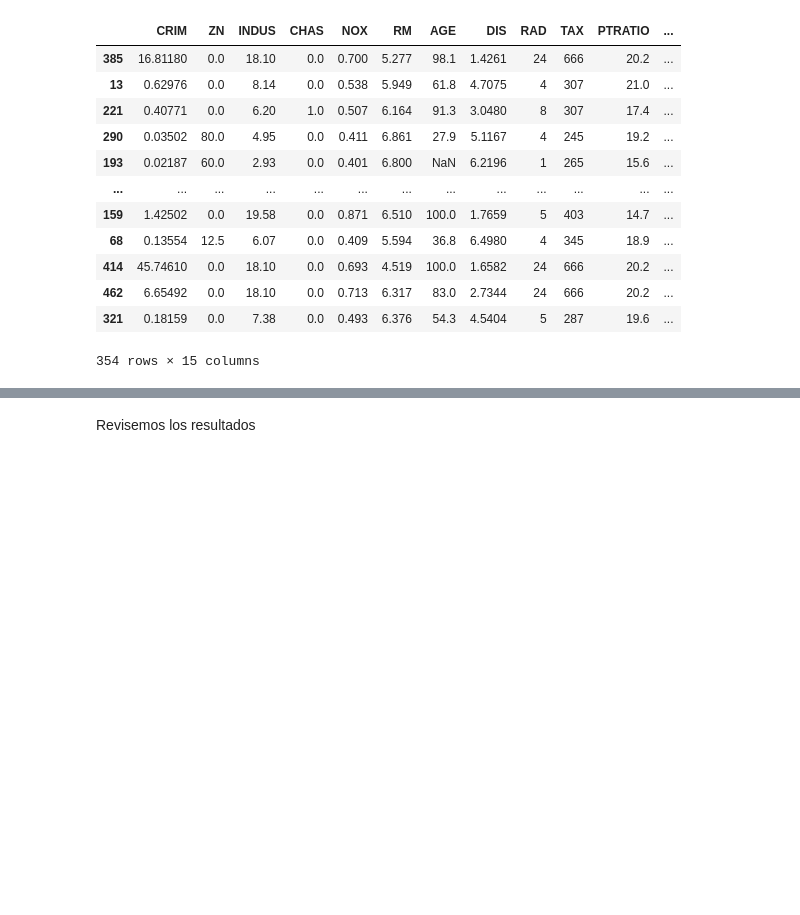
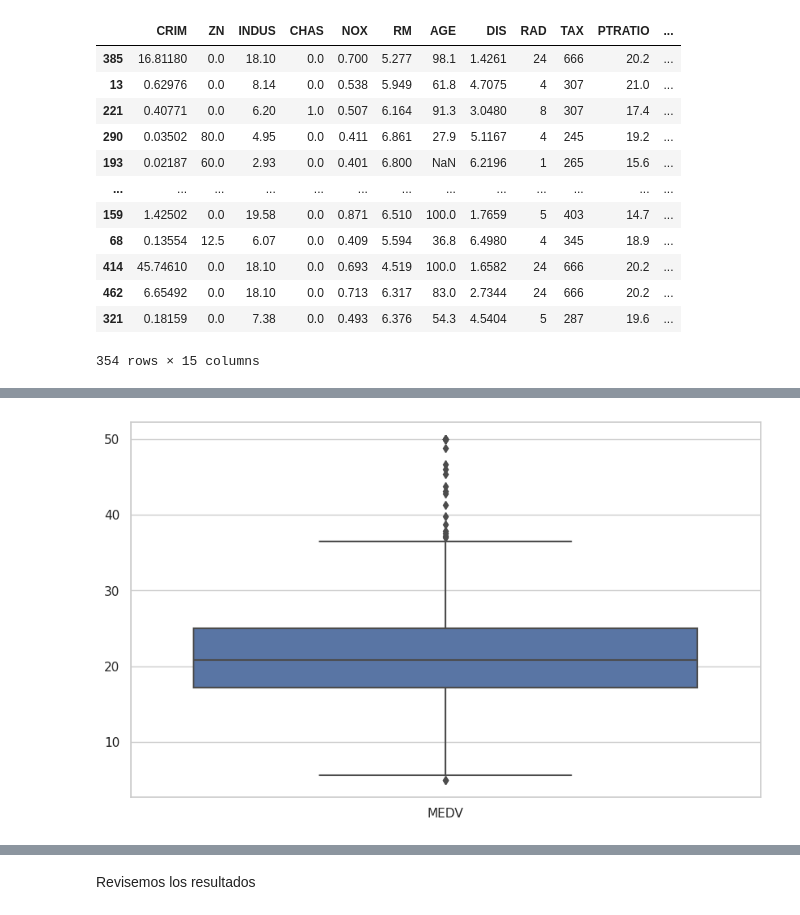
Before and after one commit to maacunap76/Especiaizacion_ML_Deep_DMC, a Jupyter notebook: Supervised_models/Linear_regression/Lab_Boston_Housing_v2.ipynb, the cells around one changed output, grey strips where cells are left out. Cells and saved outputs as stored; diff of their text form; code cells hidden in the pictures; blank space fills up the shorter version.

```diff
--- a/Supervised_models/Linear_regression/Lab_Boston_Housing_v2.ipynb
+++ b/Supervised_models/Linear_regression/Lab_Boston_Housing_v2.ipynb
@@ -550,8 +550,8 @@ train
 
 for col in univariate_II.feature.tolist():
   desc = univariate_II.loc[univariate_II.feature == col]
-  X_train[col + '_tric'] = X_train[col].apply(lambda x: desc.max_ric.values[0] if x > desc.max_ric.values[0]
+  train[col + '_tric'] = train[col].apply(lambda x: desc.max_ric.values[0] if x > desc.max_ric.values[0]
                                                    else desc.min_ric.values[0] if x < desc.min_ric.values[0]
                                                    else x)
 
-X_train.head()
+train.head()
@@ -557,0 +566,4 @@ X_train.head()
+# %%
+ax = sns.boxplot(data=train[['MEDV']], orient="v")
+# %% [output]
+[figure, added]
```
Also changed, not shown: parts of 11 cells of this notebook.
